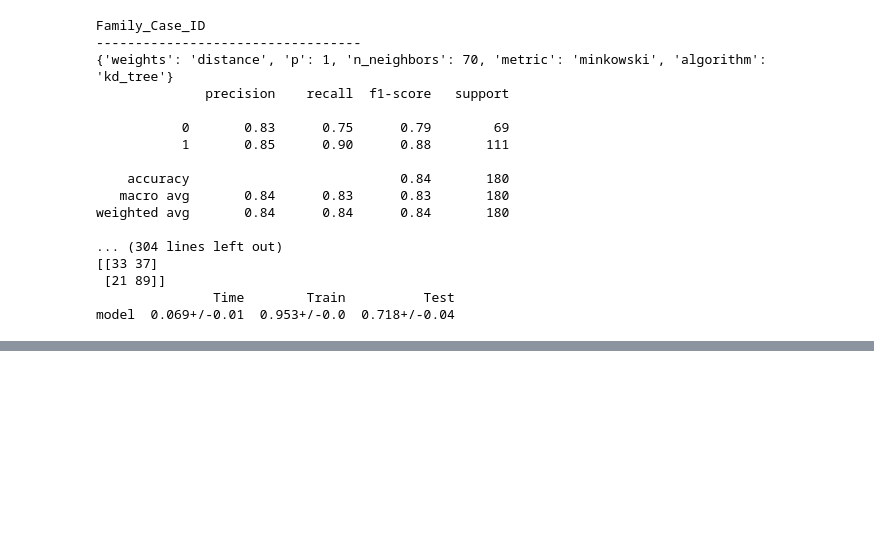
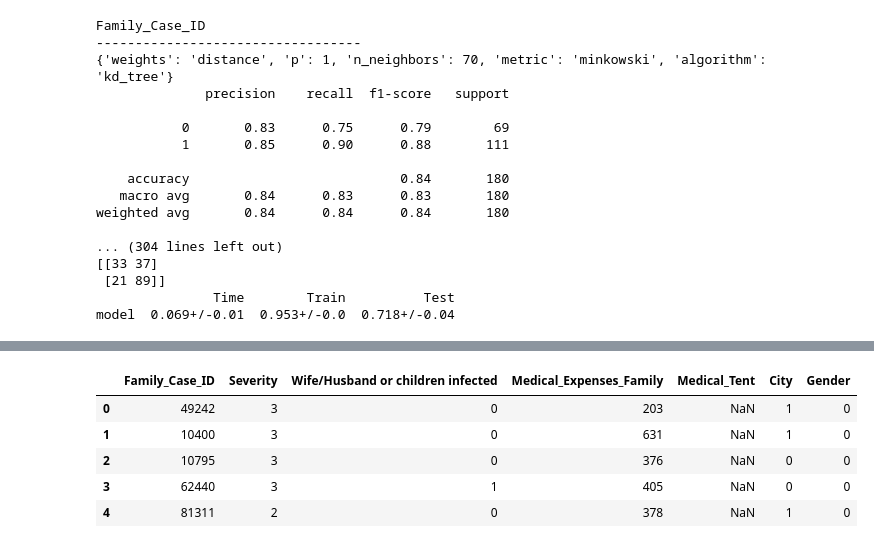
Before and after one commit to CatPalha/machineLearningProject, a Jupyter notebook: Project_InstanceBased.ipynb, the cells around one changed output, grey strips where cells are left out. Saved outputs shown, nothing was run; the diff lists cells and outputs as text; code cells hidden in the pictures; blank space fills up the shorter version.

```diff
--- a/Project_InstanceBased.ipynb
+++ b/Project_InstanceBased.ipynb
@@ -4003,0 +4037,2 @@ family[family['Infected_per_Family'] != family['Correct']]
+# %%
+test = pd.read_csv('test.csv')
@@ -4003,0 +4079,16 @@ family[family['Infected_per_Family'] != family['Correct']]
+# %%
+test['City'] = le_city.transform(test['City'])
+test['Title'].loc[test['Title'] != 'Mrs.'] = le_title.transform(test['Title'].loc[test['Title'] != 'Mrs.'])
+# %%
+test['Title'].loc[test['Title'] == 'Mrs.'] = 4
+# %%
+X_test = test.drop(['Patient_ID','Name','Birthday_year','Parents or siblings infected','Infected_per_Family','Marital_Status','Title','Is_young'],1)
+# %%
+X_test.head()
+# %% [output]
+|  | Family_Case_ID | Severity | Wife/Husband or children infected | Medical_Expenses_Family | Medical_Tent | City | Gender |
+| 0 | 49242 | 3 | 0 | 203 | NaN | 1 | 0 |
+| 1 | 10400 | 3 | 0 | 631 | NaN | 1 | 0 |
+| 2 | 10795 | 3 | 0 | 376 | NaN | 0 | 0 |
+| 3 | 62440 | 3 | 1 | 405 | NaN | 0 | 0 |
+| 4 | 81311 | 2 | 0 | 378 | NaN | 1 | 0 |
```
Also changed, not shown: parts of 20 cells of this notebook, 3 other files.
